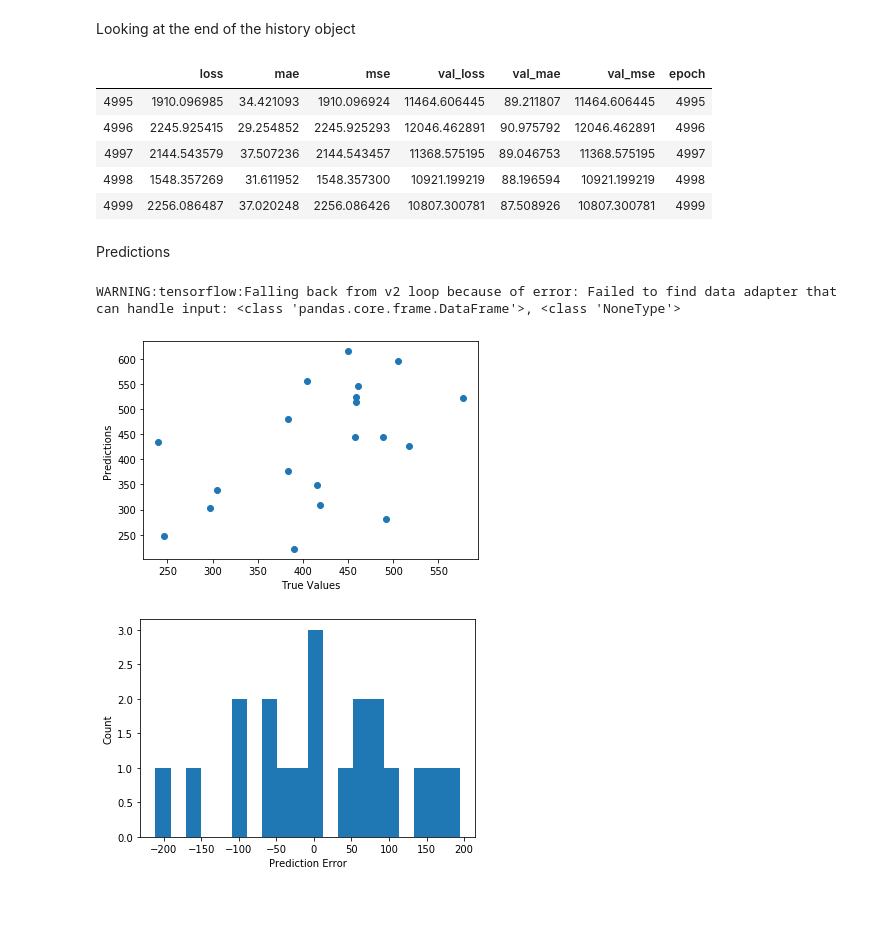
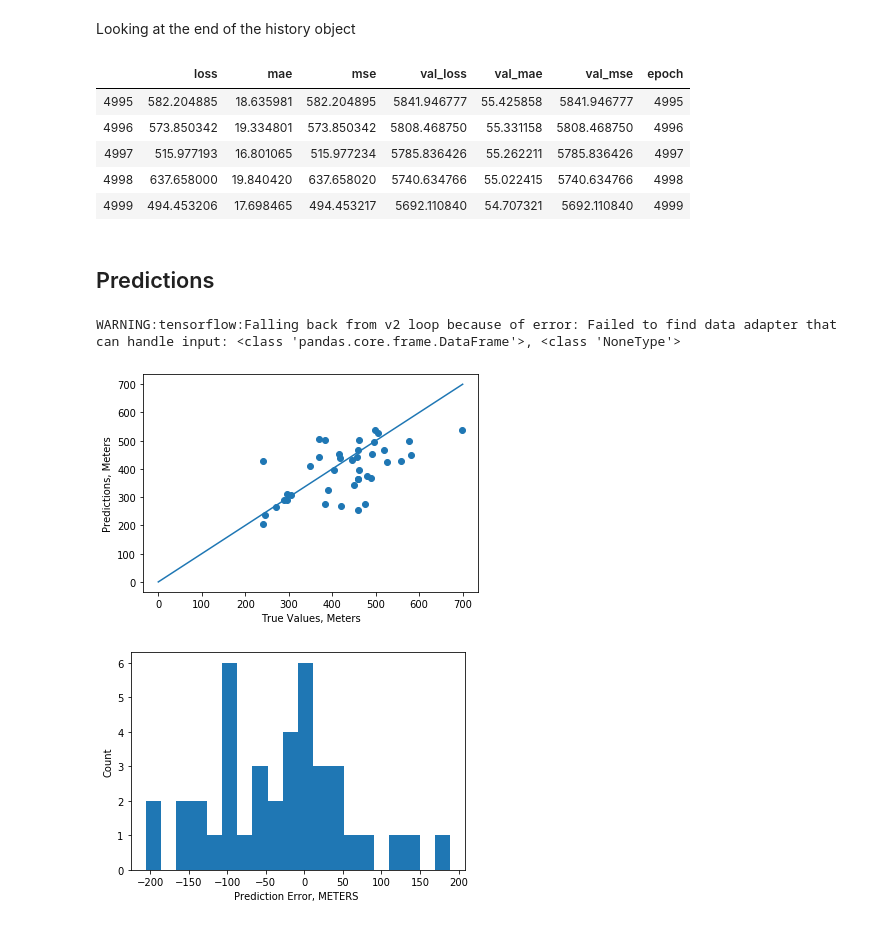
Before and after one commit to douglasnorthcott2014/Projects, a Jupyter notebook: COPD.ipynb, the cells around one changed output. Cells and saved outputs as stored; diff of their text form; code cells hidden in the pictures.

```diff
--- a/COPD.ipynb
+++ b/COPD.ipynb
@@ -240,7 +248,7 @@ dataset = dataset[["AGE", "MWT1Best", "Diabetes", "AtrialFib", "IHD", "gender",
 # %% [markdown]
 Being developed in C++ Tensorflow is very efficient and able to handle more variables with ease
 # %%
-train_dataset = dataset.sample(frac=0.8,random_state=0)
+train_dataset = dataset.sample(frac=0.6,random_state=0)
 test_dataset = dataset.drop(train_dataset.index)
 # %% [markdown]
 The stats of the Target/Dependent Variable
@@ -298,5 +308,17 @@ model.add(layers.Dense(1))
+# %%
+model = tf.keras.Sequential([
+    layers.Dense(512, activation='tanh', input_shape=[len(train_dataset.keys())]),
+    layers.Dropout(0.5),
+    layers.Dense(512, activation='tanh'),
+    layers.Dropout(0.5),
+    layers.Dense(512, activation='tanh'),
+    layers.Dropout(0.5),
+    layers.Dense(512, activation='tanh'),
+    layers.Dropout(0.5),
+    layers.Dense(1)
+])
 # %%
-optimizer = tf.keras.optimizers.RMSprop(learning_rate =0.001, momentum= 0.9)
+optimizer = tf.keras.optimizers.RMSprop(learning_rate =0.0001, momentum = 0.9)
 # %%
  model.compile(loss='mse', optimizer=optimizer,
                 metrics=['mae', 'mse'])
@@ -318,26 +340,28 @@ hist['epoch'] = history.epoch
 hist.tail()
 # %% [output]
 |  | loss | mae | mse | val_loss | val_mae | val_mse | epoch |
-| 4995 | 1910.096985 | 34.421093 | 1910.096924 | 11464.606445 | 89.211807 | 11464.606445 | 4995 |
-| 4996 | 2245.925415 | 29.254852 | 2245.925293 | 12046.462891 | 90.975792 | 12046.462891 | 4996 |
-| 4997 | 2144.543579 | 37.507236 | 2144.543457 | 11368.575195 | 89.046753 | 11368.575195 | 4997 |
-| 4998 | 1548.357269 | 31.611952 | 1548.357300 | 10921.199219 | 88.196594 | 10921.199219 | 4998 |
-| 4999 | 2256.086487 | 37.020248 | 2256.086426 | 10807.300781 | 87.508926 | 10807.300781 | 4999 |
+| 4995 | 582.204885 | 18.635981 | 582.204895 | 5841.946777 | 55.425858 | 5841.946777 | 4995 |
+| 4996 | 573.850342 | 19.334801 | 573.850342 | 5808.468750 | 55.331158 | 5808.468750 | 4996 |
+| 4997 | 515.977193 | 16.801065 | 515.977234 | 5785.836426 | 55.262211 | 5785.836426 | 4997 |
+| 4998 | 637.658000 | 19.840420 | 637.658020 | 5740.634766 | 55.022415 | 5740.634766 | 4998 |
+| 4999 | 494.453206 | 17.698465 | 494.453217 | 5692.110840 | 54.707321 | 5692.110840 | 4999 |
-# %% [markdown]
-Predictions
+# %% [markdown]
+## Predictions
 # %%
 test_predictions = model.predict(normed_test_data).flatten()
 plt.scatter(test_labels, test_predictions)
-plt.xlabel('True Values')
-plt.ylabel('Predictions')
+lims = [0,700]
+plt.xlabel('True Values, Meters')
+plt.ylabel('Predictions, Meters')
+_ = plt.plot(lims, lims)
 plt.show()
 # %% [output]
 WARNING:tensorflow:Falling back from v2 loop because of error: Failed to find data adapter that can handle input: <class 'pandas.core.frame.DataFrame'>, <class 'NoneType'>
-[figure, old version]
+[figure, new version]
 # %%
 error = test_predictions - test_labels
 plt.hist(error, bins = 20)
-plt.xlabel("Prediction Error")
+plt.xlabel("Prediction Error, METERS ")
 _ = plt.ylabel("Count")
 # %% [output]
-[figure, old version]
+[figure, new version]
```
Also changed, not shown: parts of 23 cells of this notebook.
